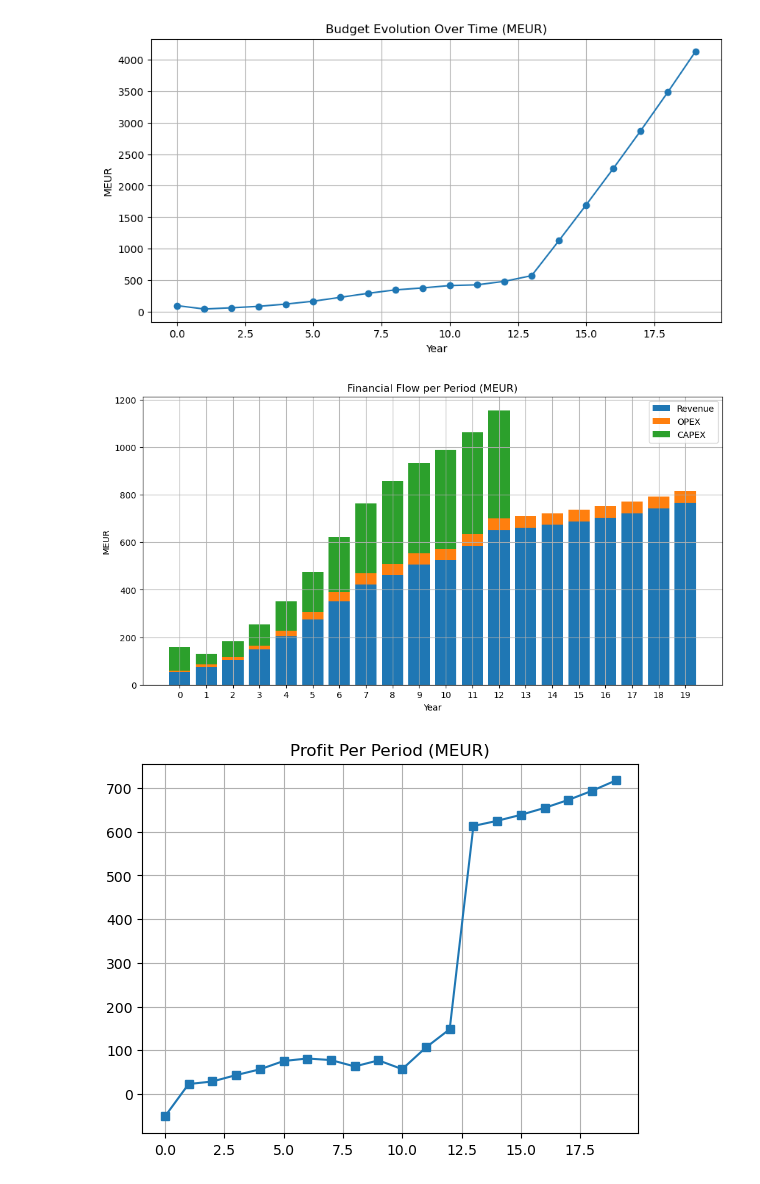
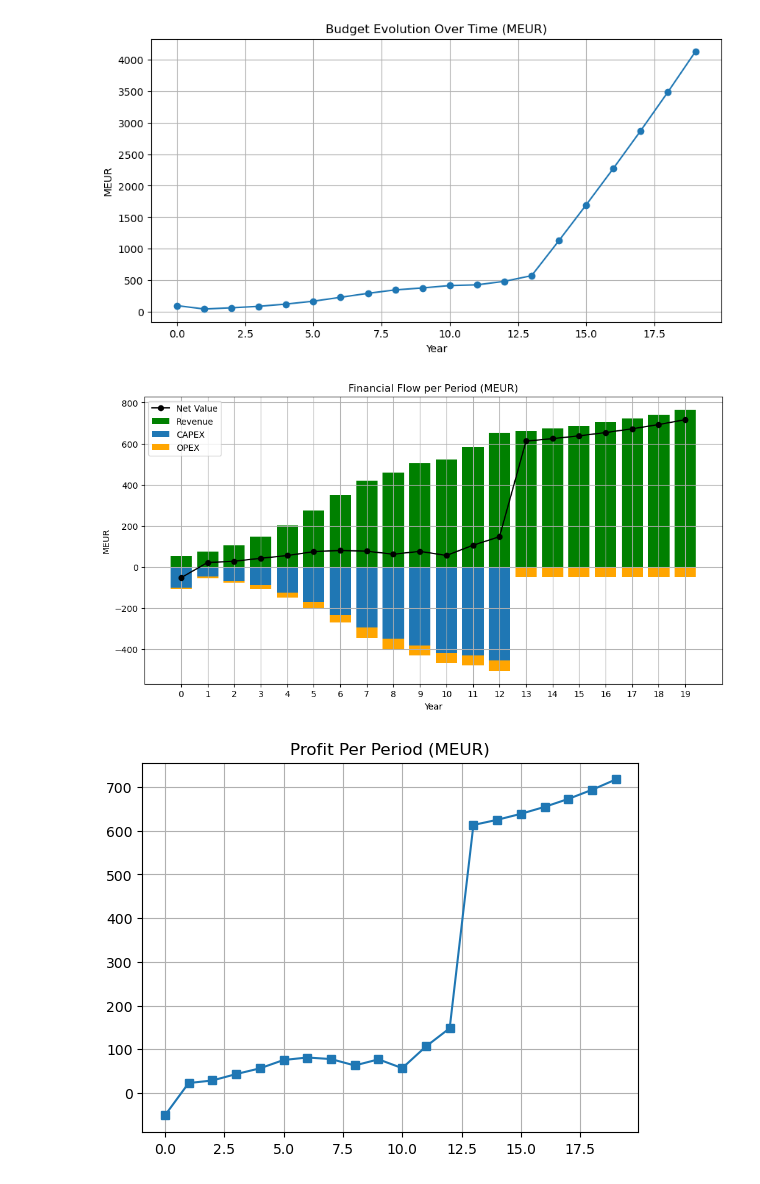
Before and after one commit to jnasw/46750_Assignment2, a Jupyter notebook: model_2.ipynb, the cells around one changed output. Cells and saved outputs as stored; diff of their text form; code cells hidden in the pictures.

Commit message:
model2 financial flow plot

```diff
--- a/model_2.ipynb
+++ b/model_2.ipynb
@@ -584,26 +588,30 @@ plt.show()
 # %%
 import numpy as np
 
 rev = [revenue[t].X for t in time_periods]
 op  = [op_cost[t].X for t in time_periods]
 cap = [capex_cost[t].X for t in time_periods]
+net = [rev[i] - op[i] - cap[i] for i in range(len(time_periods))]
 
 x = np.arange(len(time_periods))
 
 plt.figure(figsize=(12,6))
-plt.bar(x, rev, label="Revenue")
-plt.bar(x, op, bottom=rev, label="OPEX")
-plt.bar(x, cap, bottom=np.array(rev)+np.array(op), label="CAPEX")
+plt.bar(x, rev, label="Revenue", color='tab:green')
+plt.bar(x, [-o for o in cap], label="CAPEX", color='tab:blue')
+plt.bar(x, [-c for c in op], bottom=[-o for o in cap], label="OPEX", color='tab:orange')
+
+# Add net value line
+plt.plot(x, net, label="Net Value", color='black', marker='o', linewidth=1.5, markersize=6)
 
 plt.xticks(x, time_periods)
 plt.title("Financial Flow per Period (MEUR)")
 plt.xlabel("Year")
 plt.ylabel("MEUR")
 plt.legend()
 plt.grid(True)
 plt.show()
 # %% [output]
-[figure, old version]
+[figure, new version]
 # %%
 profit_t = [revenue[t].X - op_cost[t].X - capex_cost[t].X
             for t in time_periods]
```
Also changed, not shown: parts of 5 cells of this notebook.
